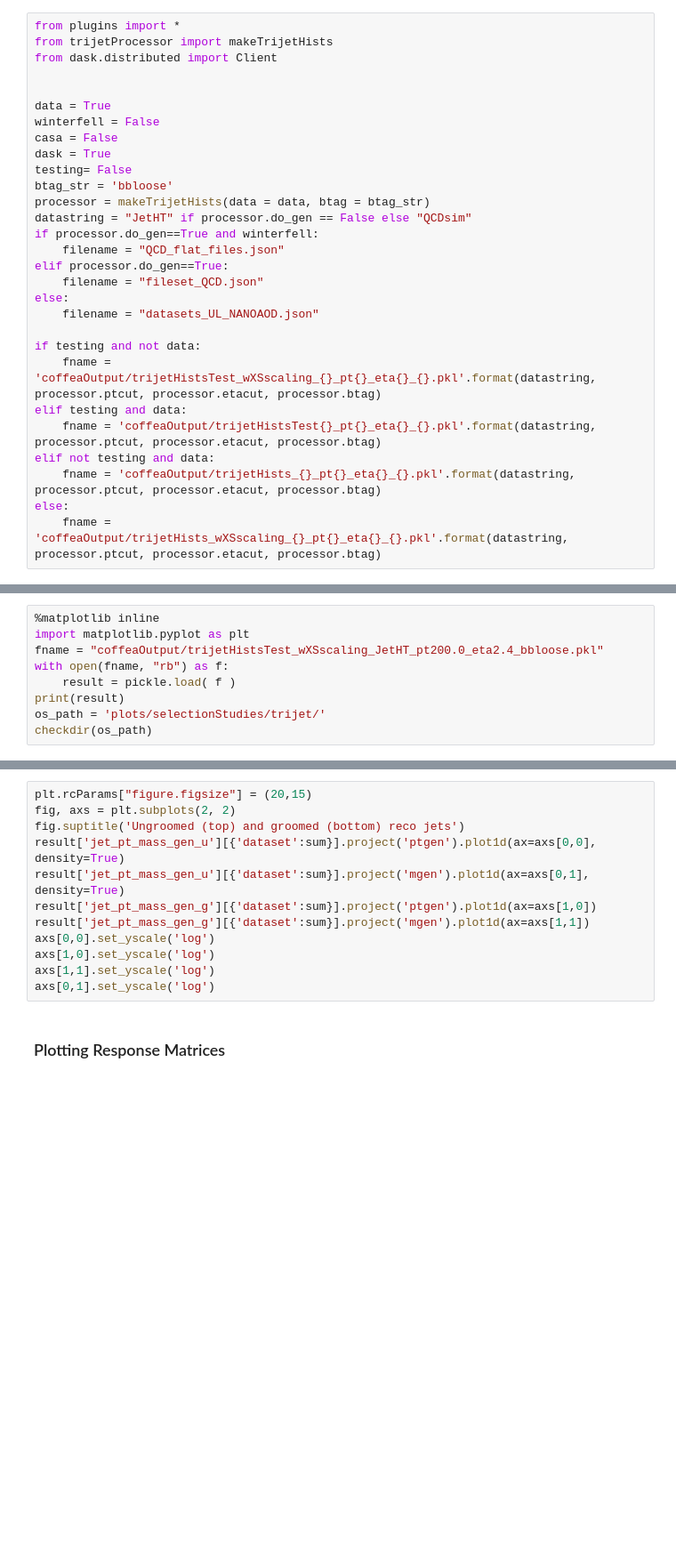
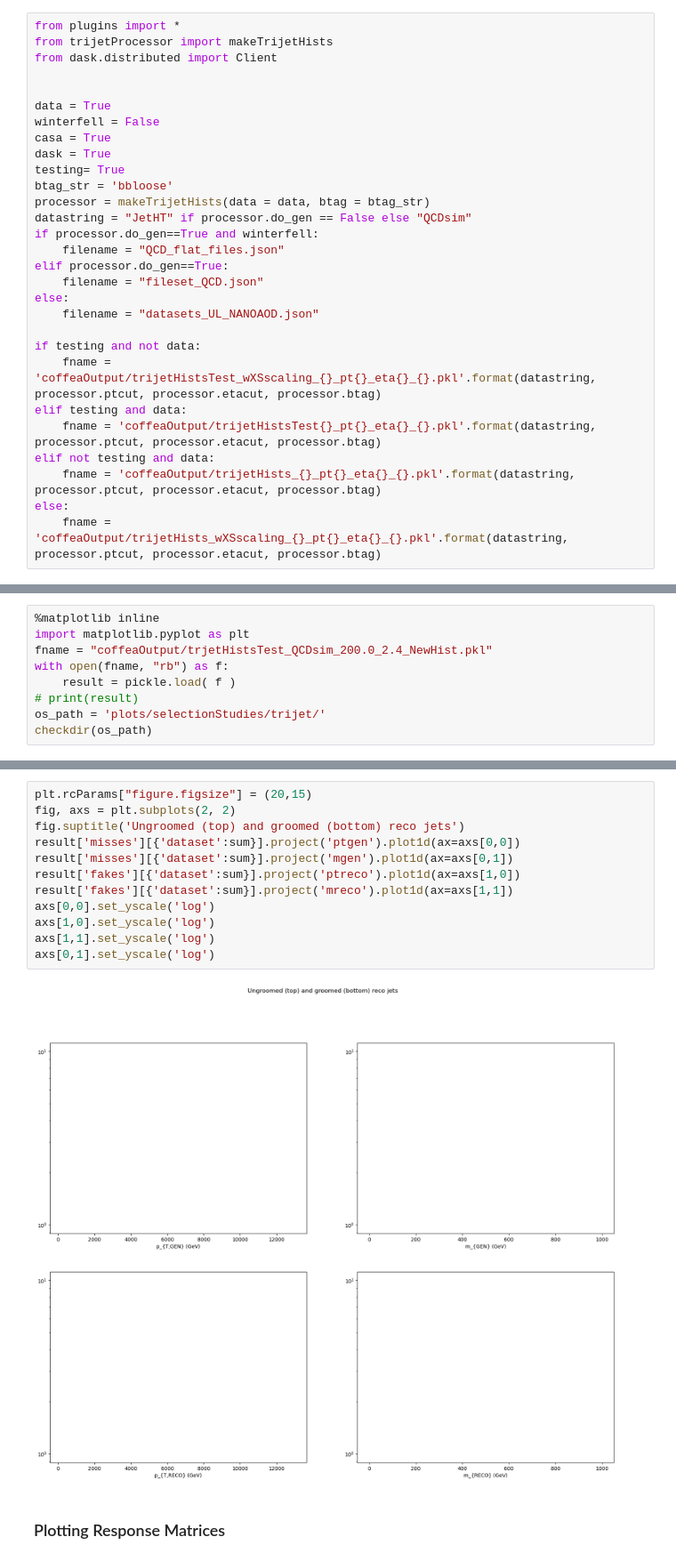
Before and after one commit to laurenhay/GluonJetMass, a Jupyter notebook: trijetSelection_studies.ipynb, the cells around one changed output, grey strips where cells are left out. Shown at 89% size. Drawn from its saved outputs; the diff is of its cells as text; blank space fills up the shorter version.

```diff
--- a/trijetSelection_studies.ipynb
+++ b/trijetSelection_studies.ipynb
@@ -51,9 +51,9 @@ from dask.distributed import Client
 
 data = True
 winterfell = False
-casa = False
+casa = True
 dask = True
-testing= False
+testing= True
 btag_str = 'bbloose'
 processor = makeTrijetHists(data = data, btag = btag_str)
 datastring = "JetHT" if processor.do_gen == False else "QCDsim"
@@ -108,10 +125,10 @@ Running on LPC Condor
 # %%
 %matplotlib inline
 import matplotlib.pyplot as plt
-fname = "coffeaOutput/trijetHistsTest_wXSscaling_JetHT_pt200.0_eta2.4_bbloose.pkl"
+fname = "coffeaOutput/trjetHistsTest_QCDsim_200.0_2.4_NewHist.pkl"
 with open(fname, "rb") as f:
     result = pickle.load( f )
-print(result)
+# print(result)
 os_path = 'plots/selectionStudies/trijet/'
 checkdir(os_path)
 # %%
@@ -146,15 +169,17 @@ plt.savefig(os_path+"/test_pt_m_gen_u_g.png")
 # %%
 plt.rcParams["figure.figsize"] = (20,15)
 fig, axs = plt.subplots(2, 2)
 fig.suptitle('Ungroomed (top) and groomed (bottom) reco jets')
-result['jet_pt_mass_gen_u'][{'dataset':sum}].project('ptgen').plot1d(ax=axs[0,0], density=True)
-result['jet_pt_mass_gen_u'][{'dataset':sum}].project('mgen').plot1d(ax=axs[0,1], density=True)
-result['jet_pt_mass_gen_g'][{'dataset':sum}].project('ptgen').plot1d(ax=axs[1,0])
-result['jet_pt_mass_gen_g'][{'dataset':sum}].project('mgen').plot1d(ax=axs[1,1])
+result['misses'][{'dataset':sum}].project('ptgen').plot1d(ax=axs[0,0])
+result['misses'][{'dataset':sum}].project('mgen').plot1d(ax=axs[0,1])
+result['fakes'][{'dataset':sum}].project('ptreco').plot1d(ax=axs[1,0])
+result['fakes'][{'dataset':sum}].project('mreco').plot1d(ax=axs[1,1])
 axs[0,0].set_yscale('log')
 axs[1,0].set_yscale('log')
 axs[1,1].set_yscale('log')
 axs[0,1].set_yscale('log')
+# %% [output]
+[figure, added]
 # %% [markdown]
 ### Plotting Response Matrices
 # %%
```
Also changed, not shown: parts of 9 cells of this notebook, 6 other files.
